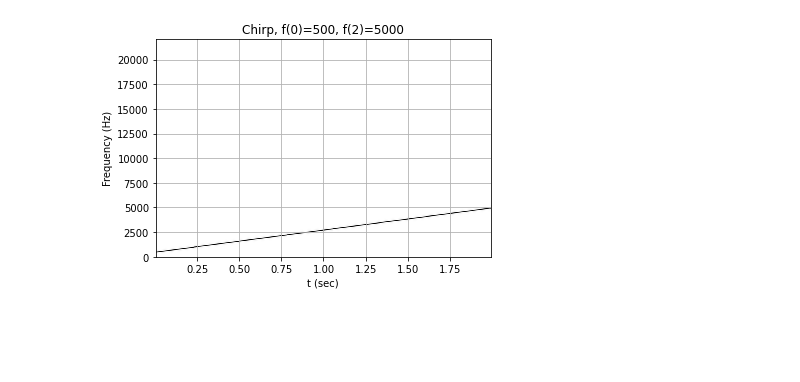
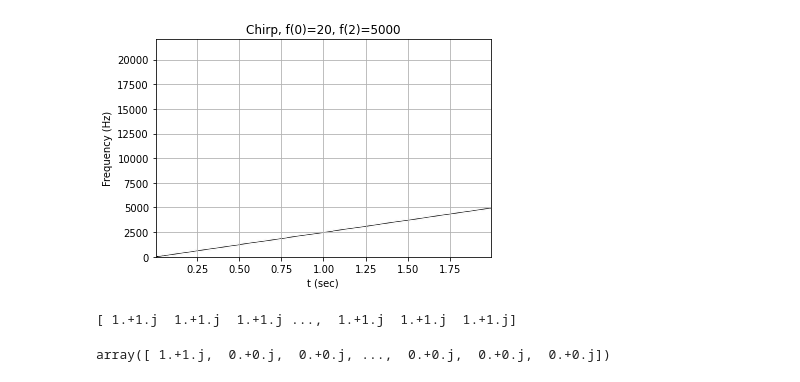
Before and after one commit to adamg-97/GF3-audio-modem, a Jupyter notebook: Audio.ipynb, the cells around one changed output. Saved outputs shown, nothing was run; the diff lists cells and outputs as text; code cells hidden in the pictures; blank space fills up the shorter version.

```diff
--- a/Audio.ipynb
+++ b/Audio.ipynb
@@ -4,22 +5,33 @@ from audio import *
 # %%
 fs = 44100
 T = 2
-record_time = 10
-f0 = 500
+f0 = 20
 f1 = 5000
 
 t = np.linspace(0, T, T*fs)
 fsweep = chirp(t, f0=f0, f1=f1, t1=T, method='linear')
+fsweep_reverse = fsweep[::-1]
 
 ff, tt, Sxx = spectrogram(fsweep, fs=fs, noverlap=256, nperseg=512,nfft=2048)
 plt.pcolormesh(tt, ff, Sxx, cmap='gray_r')
 plt.title('Chirp, f(0)={}, f({})={}'.format(f0,T,f1))
 plt.xlabel('t (sec)')
 plt.ylabel('Frequency (Hz)')
 plt.grid()
 plt.show()
 # %% [output]
-[figure, old version]
+[figure, new version]
+# %%
+pilot = 1 + 1j
+pilot_ = 1 - 1j
+ofdm_length = 1024
+known_signal = np.full(ofdm_length/2,pilot)
+known_signal_ =
+print(known_signal)
+np.fft.ifft(known_signal)
+# %% [output]
+[ 1.+1.j  1.+1.j  1.+1.j ...,  1.+1.j  1.+1.j  1.+1.j]
+array([ 1.+1.j,  0.+0.j,  0.+0.j, ...,  0.+0.j,  0.+0.j,  0.+0.j])
 # %%
 scipy.io.wavfile.write(r"sound_files/chirp.wav", fs, fsweep)
 
```
Also changed, not shown: parts of 9 cells of this notebook, 3 other files.
